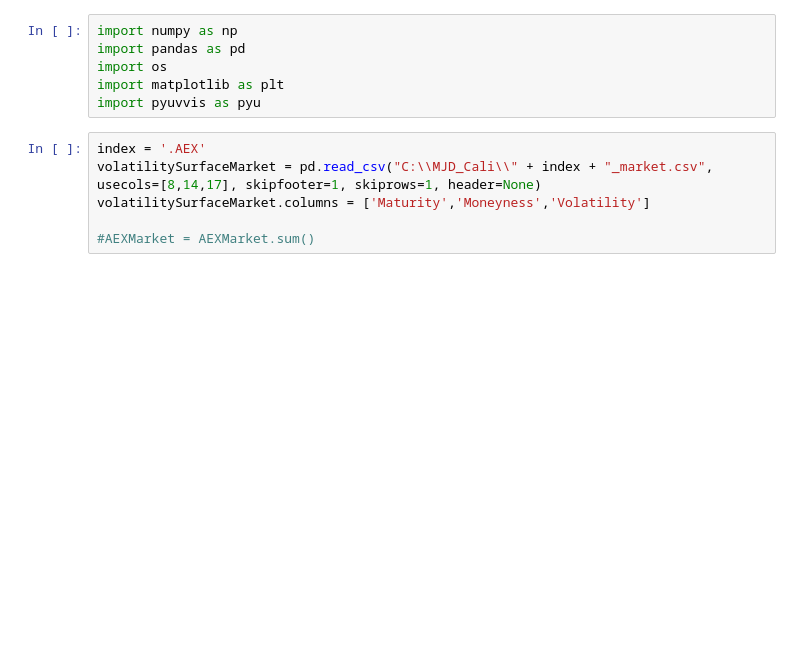
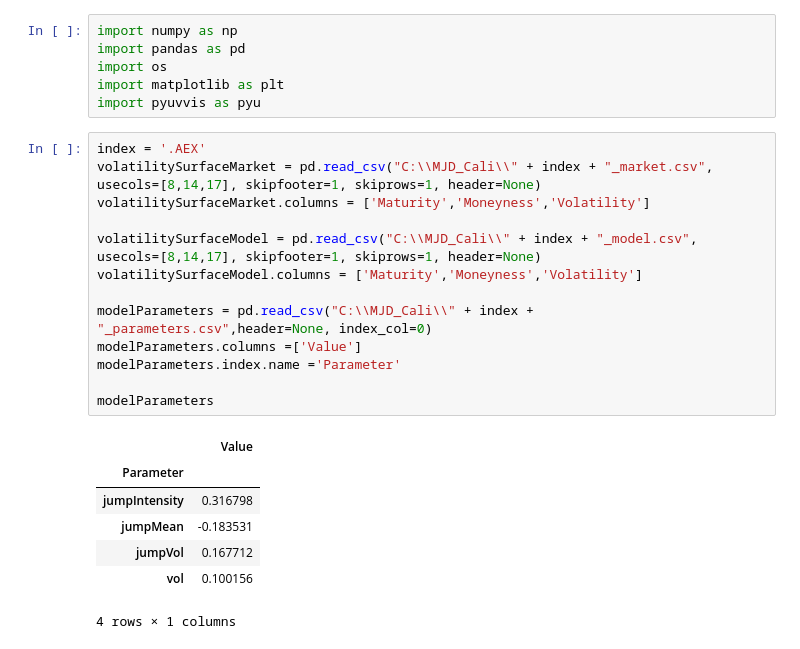
Before and after one commit to ZaighumRajput/IPython, a Jupyter notebook: Finance/VolatilitySurface2.ipynb, the cells around one changed output. Saved outputs shown, nothing was run; the diff lists cells and outputs as text; blank space fills up the shorter version.

```diff
--- a/Finance/VolatilitySurface2.ipynb
+++ b/Finance/VolatilitySurface2.ipynb
@@ -7,7 +7,22 @@ import pyuvvis as pyu
 # %%
 index = '.AEX'
 volatilitySurfaceMarket = pd.read_csv("C:\\MJD_Cali\\" + index + "_market.csv", usecols=[8,14,17], skipfooter=1, skiprows=1, header=None)
 volatilitySurfaceMarket.columns = ['Maturity','Moneyness','Volatility']
 
-#AEXMarket = AEXMarket.sum()
+volatilitySurfaceModel = pd.read_csv("C:\\MJD_Cali\\" + index + "_model.csv", usecols=[8,14,17], skipfooter=1, skiprows=1, header=None)
+volatilitySurfaceModel.columns = ['Maturity','Moneyness','Volatility']
+
+modelParameters = pd.read_csv("C:\\MJD_Cali\\" + index + "_parameters.csv",header=None, index_col=0)
+modelParameters.columns =['Value']
+modelParameters.index.name ='Parameter'
+
+modelParameters
+# %% [output]
+|  | Value |
+| Parameter |  |
+| jumpIntensity | 0.316798 |
+| jumpMean | -0.183531 |
+| jumpVol | 0.167712 |
+| vol | 0.100156 |
+4 rows × 1 columns
 # %%
```
Also changed, not shown: parts of 5 cells of this notebook, 1 other file.
